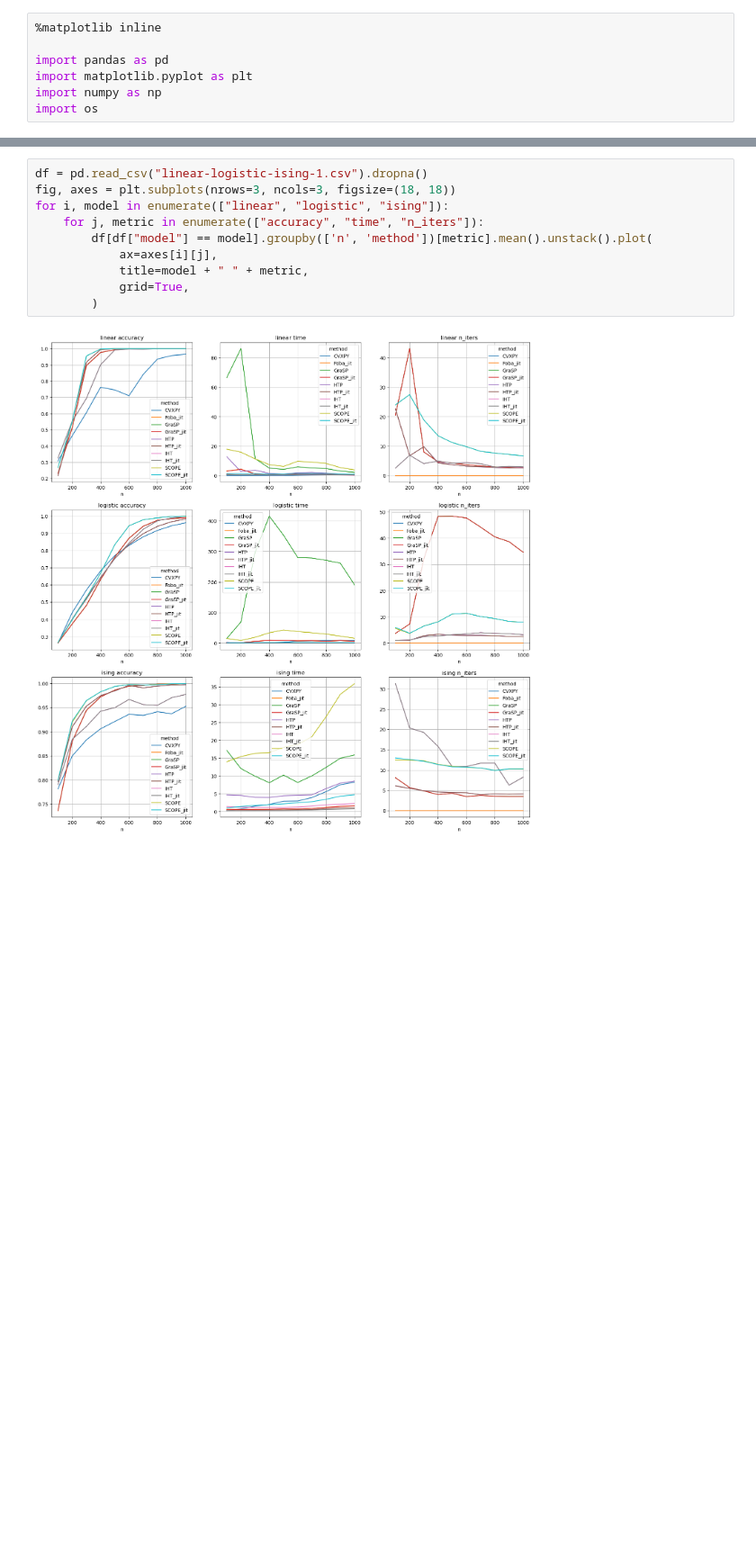
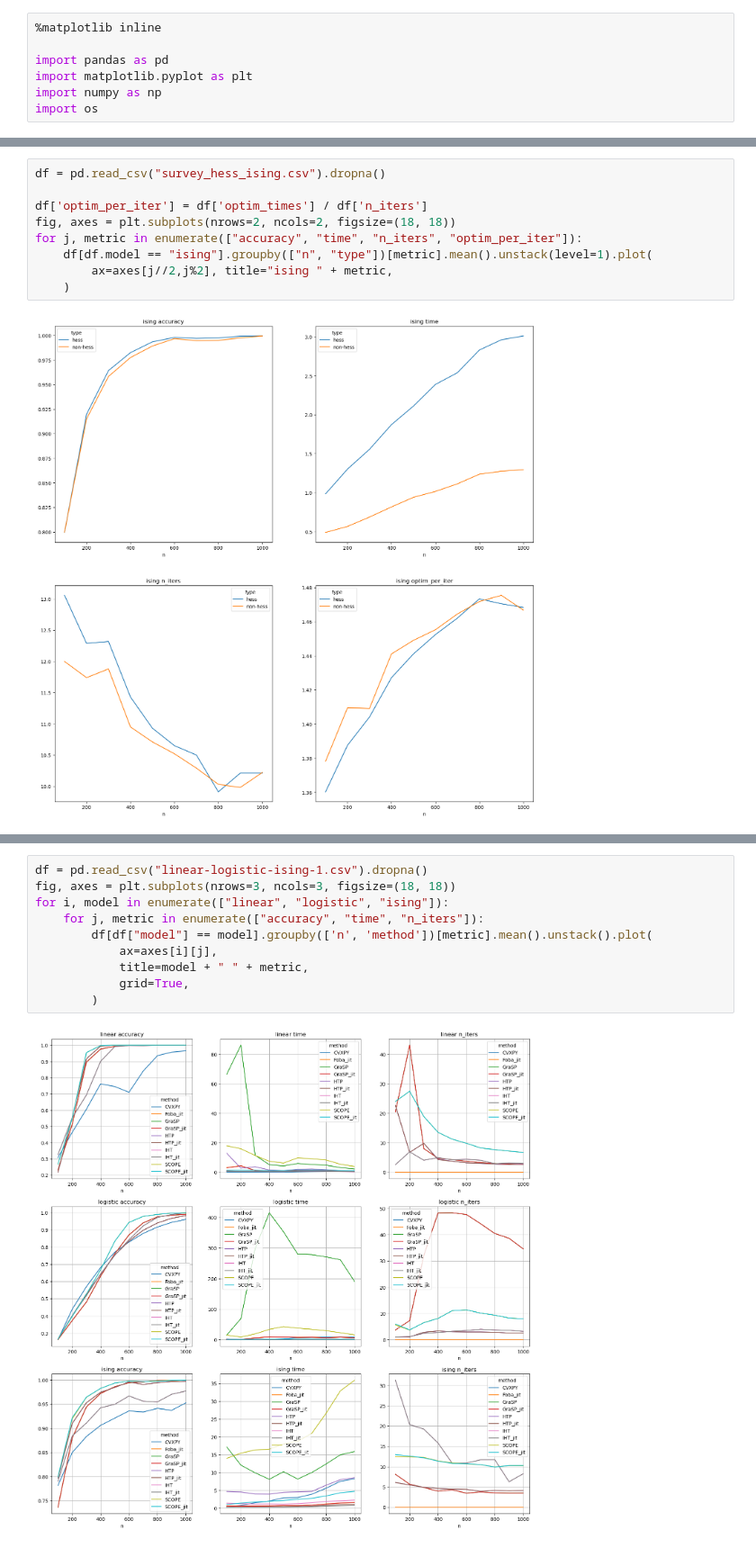
Before and after one commit to bbayukari/splicing-universal-experiment, a Jupyter notebook: skscope_result_new/plot.ipynb, the cells around one changed output, grey strips where cells are left out. Shown at 90% size. Cells and saved outputs as stored; diff of their text form; blank space fills up the shorter version.

```diff
--- a/skscope_result_new/plot.ipynb
+++ b/skscope_result_new/plot.ipynb
@@ -7,0 +56,11 @@ import os
+# %%
+df = pd.read_csv("survey_hess_ising.csv").dropna()
+
+df['optim_per_iter'] = df['optim_times'] / df['n_iters']
+fig, axes = plt.subplots(nrows=2, ncols=2, figsize=(18, 18))
+for j, metric in enumerate(["accuracy", "time", "n_iters", "optim_per_iter"]):
+    df[df.model == "ising"].groupby(["n", "type"])[metric].mean().unstack(level=1).plot(
+        ax=axes[j//2,j%2], title="ising " + metric,
+    )
+# %% [output]
+[figure, added]
```
Also changed, not shown: parts of 5 cells of this notebook, 5 other files.
